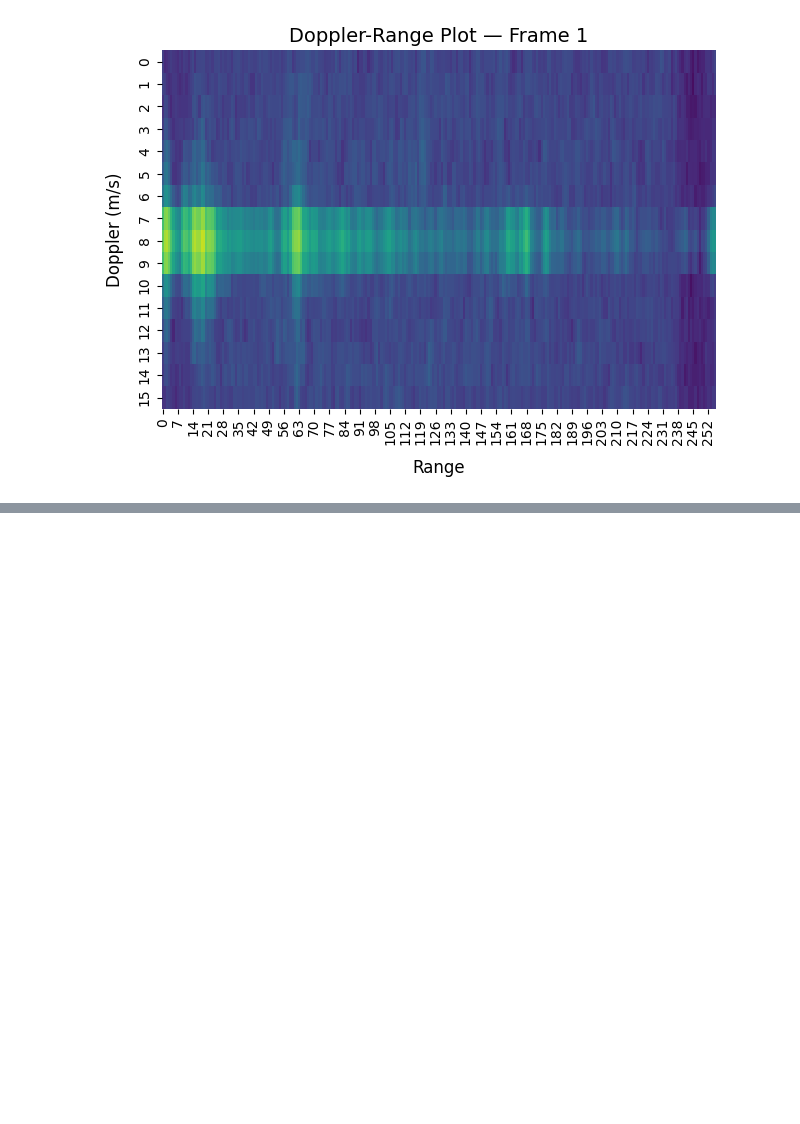
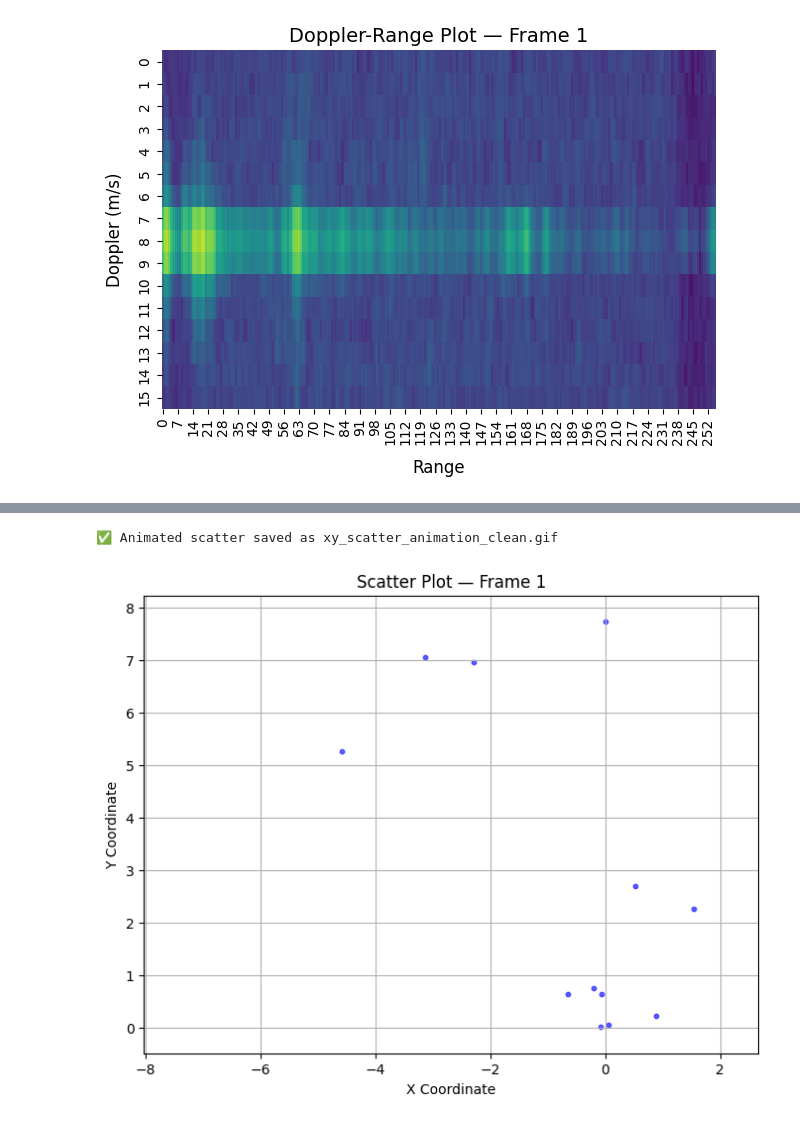
Before and after one commit to pranjal-chatterjee/radar-testing, a Jupyter notebook: test.ipynb, the cells around one changed output, grey strips where cells are left out. Drawn from its saved outputs; the diff is of its cells as text; code cells hidden in the pictures; blank space fills up the shorter version.

```diff
--- a/test.ipynb
+++ b/test.ipynb
@@ -462,0 +493,49 @@ Saved animation for demo1.txt as demo1.gif
+# %%
+import matplotlib.pyplot as plt
+from matplotlib.animation import FuncAnimation, PillowWriter
+import numpy as np
+import json
+
+# Load and parse data
+file_name = "demo1.txt"
+data = [json.loads(line) for line in open(file_name)]
+
+# Preprocess x and y coordinates
+all_coords = []
+for frame in data:
+    answer = frame["answer"]
+    if isinstance(answer, str):
+        answer = json.loads(answer)
+    x = answer["x_coord"]
+    y = answer["y_coord"]
+    all_coords.append((x, y))
+
+# Flatten all points to get global limits
+x_all = np.concatenate([np.array(x) for x, _ in all_coords])
+y_all = np.concatenate([np.array(y) for _, y in all_coords])
+
+# Set up the figure
+fig, ax = plt.subplots(figsize=(8, 6))
+scatter = ax.scatter([], [], s=10, c='blue', alpha=0.6)
+x_margin = 0.5
+y_margin = 0.5
+ax.set_xlim(np.min(x_all) - x_margin, np.max(x_all) + x_margin)
+ax.set_ylim(np.min(y_all) - y_margin, np.max(y_all) + y_margin)
+ax.set_xlabel('X Coordinate')
+ax.set_ylabel('Y Coordinate')
+ax.grid(True)
+title = ax.set_title("Scatter Plot — Frame 1")
+
+# Update function
+def update(i):
+    x, y = all_coords[i]
+    scatter.set_offsets(np.column_stack((x, y)))
+    title.set_text(f"Scatter Plot — Frame {i + 1}")
+
+# Create and save animation
+ani = FuncAnimation(fig, update, frames=len(all_coords), repeat=False)
+ani.save("xy_scatter_animation_clean.gif", writer=PillowWriter(fps=5))
+print("✅ Animated scatter saved as xy_scatter_animation_clean.gif")
+# %% [output]
+✅ Animated scatter saved as xy_scatter_animation_clean.gif
+[figure, added]
```
Also changed, not shown: parts of 5 cells of this notebook, 38 other files.
